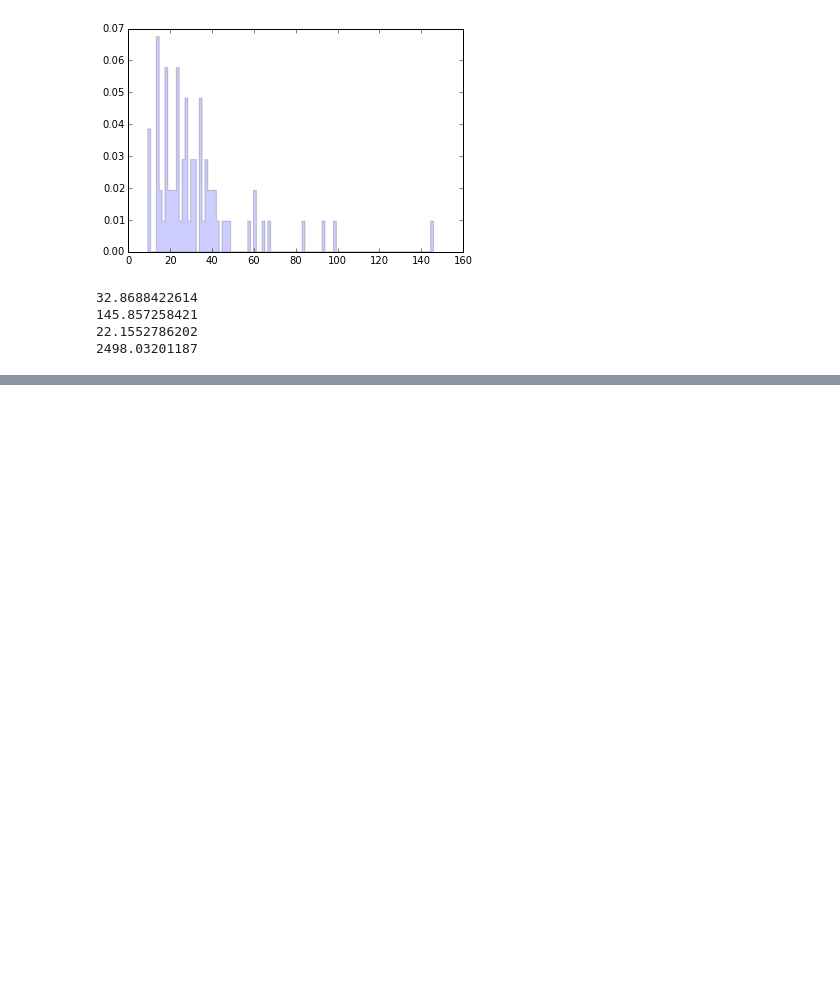
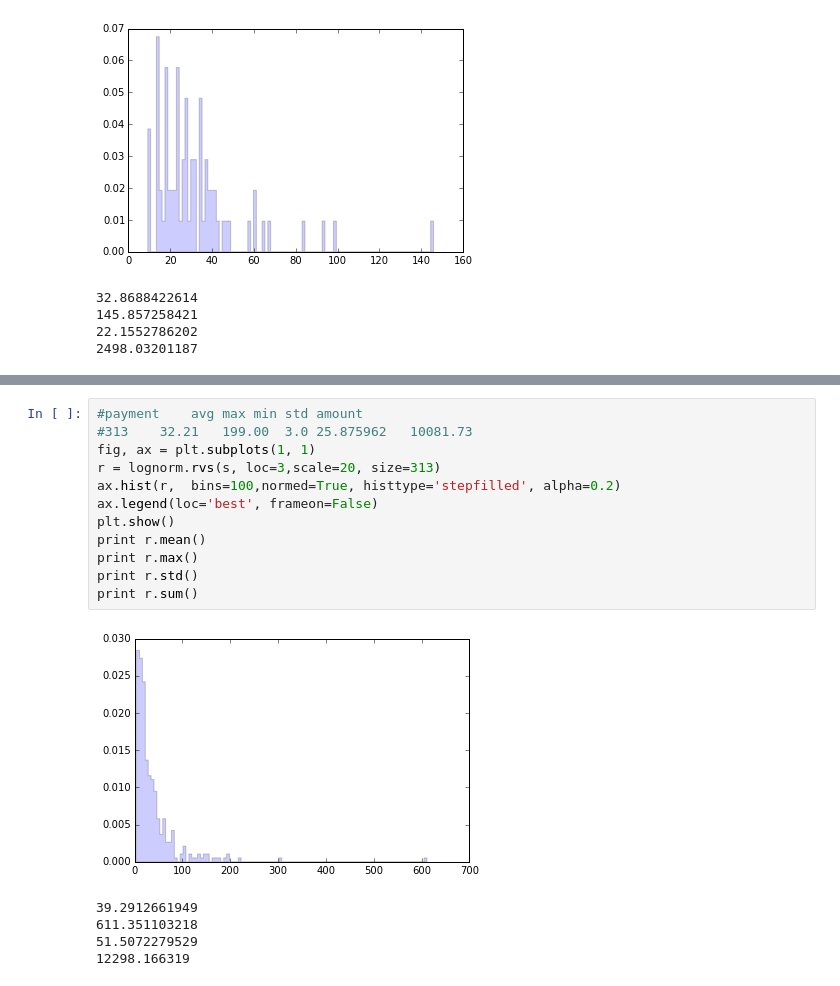
Before and after one commit to TeamUno/project, a Jupyter notebook: initial-exploration/stats.ipynb, the cells around one changed output, grey strips where cells are left out. Saved outputs shown, nothing was run; the diff lists cells and outputs as text; blank space fills up the shorter version.

Commit message:
.... lognorm distribution

```diff
--- a/initial-exploration/stats.ipynb
+++ b/initial-exploration/stats.ipynb
@@ -494,0 +495,18 @@ print r.sum()
+# %%
+#payment	avg	max	min	std	amount
+#313	32.21	199.00	3.0	25.875962	10081.73
+fig, ax = plt.subplots(1, 1)
+r = lognorm.rvs(s, loc=3,scale=20, size=313)
+ax.hist(r,  bins=100,normed=True, histtype='stepfilled', alpha=0.2)
+ax.legend(loc='best', frameon=False)
+plt.show()
+print r.mean()
+print r.max()
+print r.std()
+print r.sum()
+# %% [output]
+[figure, added]
+39.2912661949
+611.351103218
+51.5072279529
+12298.166319
```
Also changed, not shown: parts of 5 cells of this notebook, 1 other file.
